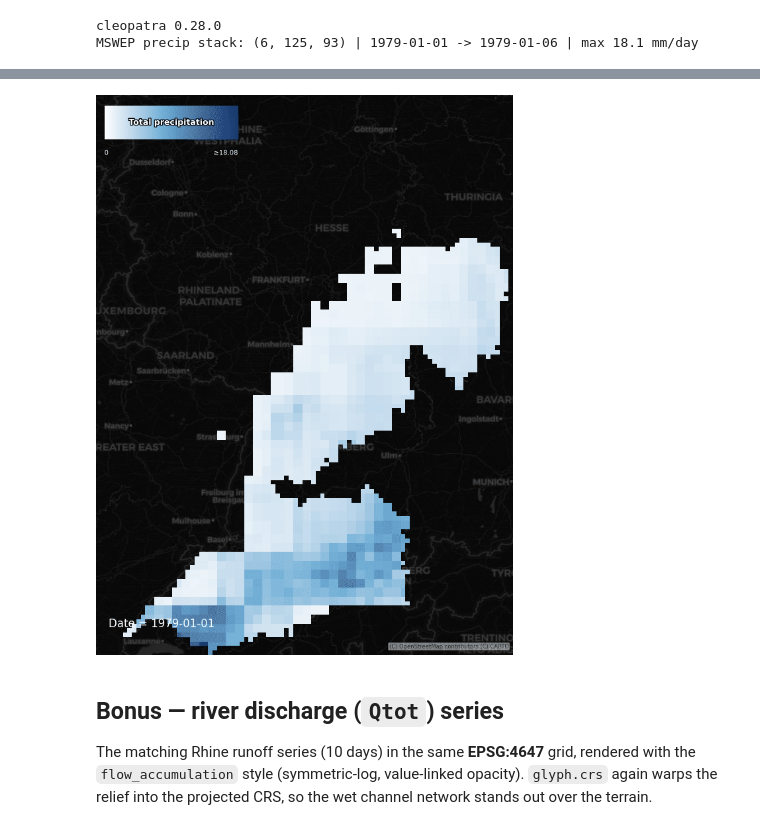
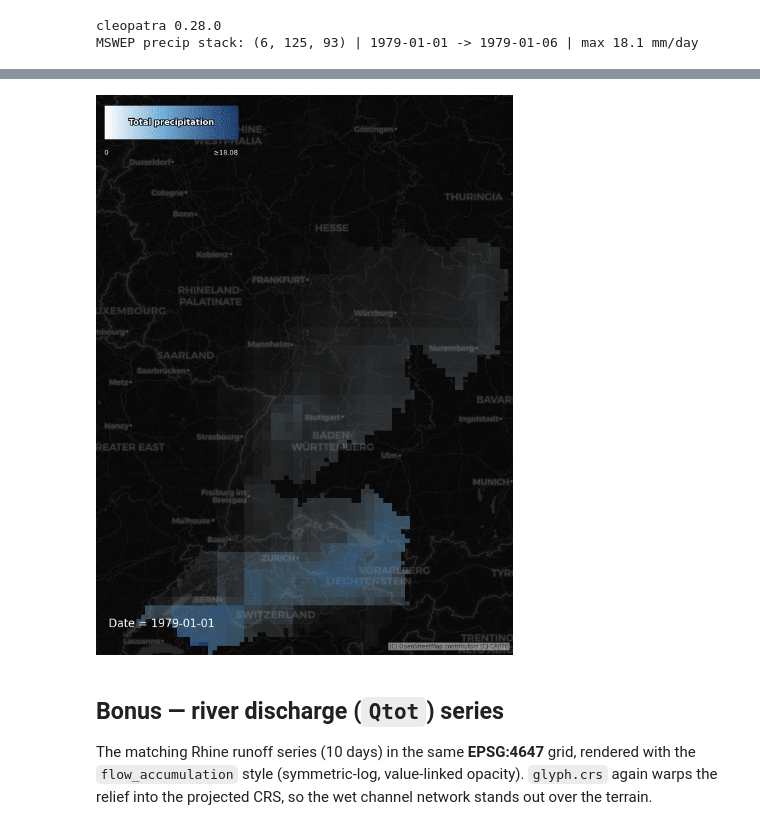
Before and after one commit to serapeum-org/cleopatra, a Jupyter notebook: docs/notebooks/presets/precipitation_animation.ipynb, the cells around one changed output, grey strips where cells are left out. Saved outputs shown, nothing was run; the diff lists cells and outputs as text; code cells hidden in the pictures.

```diff
--- a/docs/notebooks/presets/precipitation_animation.ipynb
+++ b/docs/notebooks/presets/precipitation_animation.ipynb
@@ -57,19 +58,18 @@ top.
 # %%
 pw, pe, ps, pn = p_ext
-wet = np.where(precip < 1.0, np.nan, precip)             # hide < 1 mm/day so the basemap shows through
-glyph = ArrayGlyph(wet, extent=[pw, ps, pe, pn])
+glyph = ArrayGlyph(precip, extent=[pw, ps, pe, pn])
 glyph.crs = p_crs                    # EPSG:4647 -> add_tiles reprojects the dark basemap to match
 glyph.add_tiles(source="CartoDB.DarkMatter")             # dark web-tile basemap, drawn under the frames
 anim = glyph.animate(p_labels, style="total_precipitation", vmin=0, vmax=pmax,
                      frame_label=FrameLabel(location=[pw + 0.03 * (pe - pw),
                                                       ps + 0.05 * (pn - ps)],
                                             color="white"),
                      interval=500, full_bleed="black",
                      colorbar=ColorBar(label_color="white"))
 plt.close(glyph.fig)
 embed_gif(anim, fps=2)
 # %% [output]
-[figure, old version]
+[figure, new version]
 # %% [markdown]
 ## Bonus — river discharge (`Qtot`) series
 
```
Also changed, not shown: parts of 3 cells of this notebook, 3 other files.
